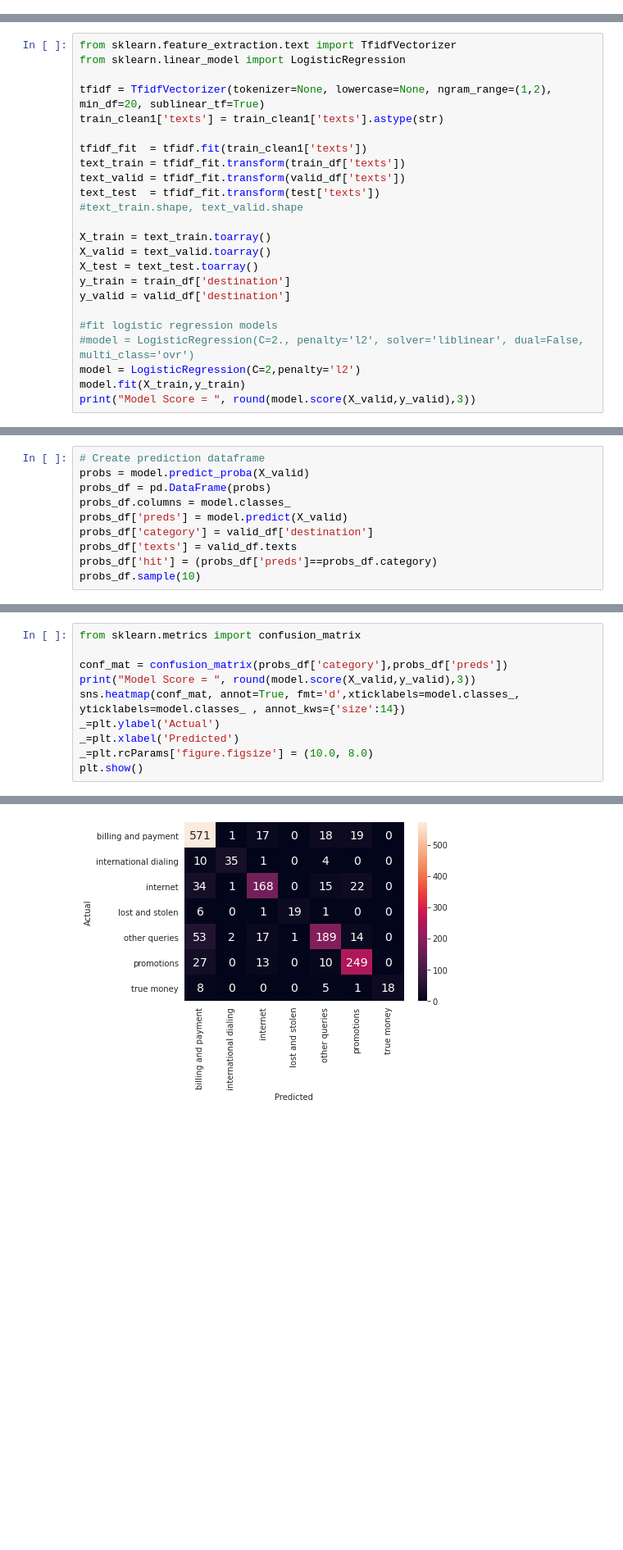
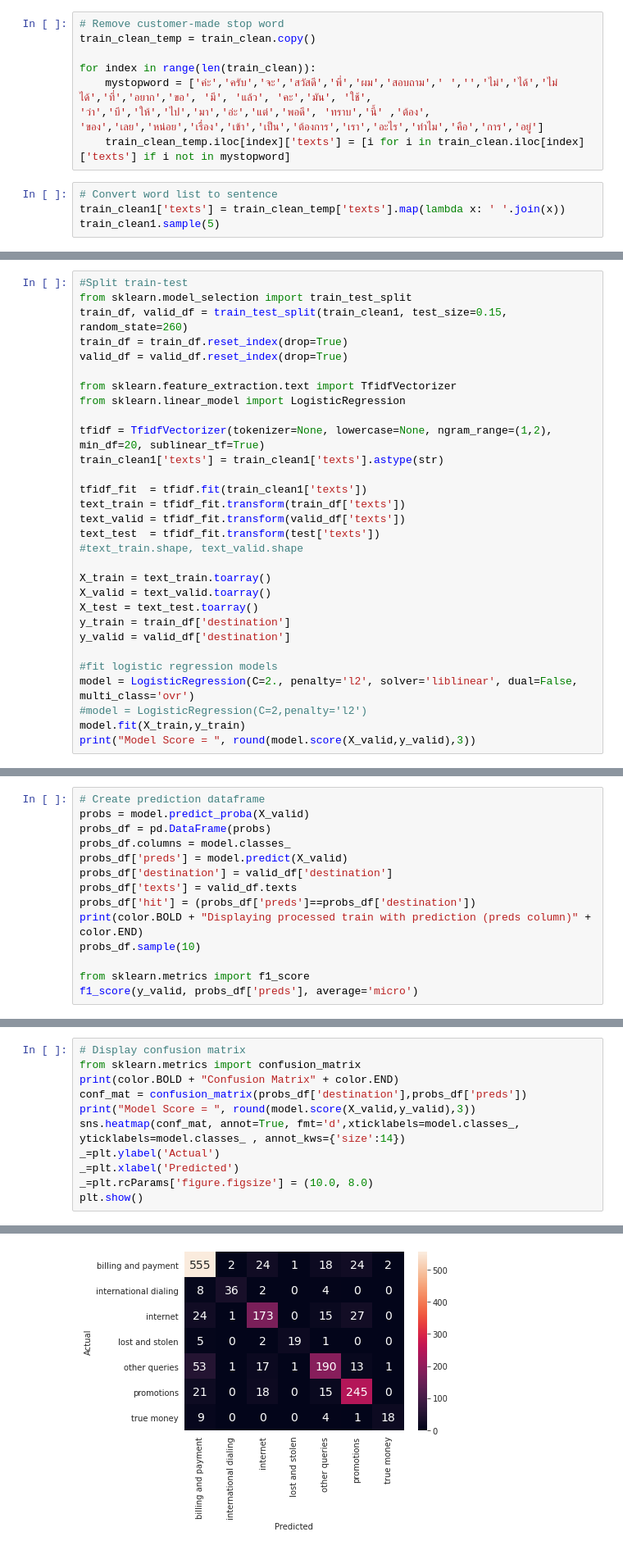
Before and after one commit to jitvimol/sentiment_analysis_vistec, a Jupyter notebook: My_Project.ipynb, the cells around one changed output, grey strips where cells are left out. Shown at 82% size. Saved outputs shown, nothing was run; the diff lists cells and outputs as text; blank space fills up the shorter version.

```diff
--- a/My_Project.ipynb
+++ b/My_Project.ipynb
@@ -337,0 +471,11 @@ valid_df = valid_df.reset_index(drop=True)
+# %%
+# Remove customer-made stop word
+train_clean_temp = train_clean.copy()
+
+for index in range(len(train_clean)):
+    mystopword = ['ค่ะ','ครับ','จะ','สวัสดี','พี่','ผม','สอบถาม',' ','','ไม่','ได้','ไม่ได้','ที่','อยาก','ขอ', 'มี', 'แล้ว', 'คะ','มัน', 'ใช้', 'ว่า','บี','ให้','ไป','มา','อ่ะ','แต่','พอดี', 'ทราบ','นี้' ,'ต้อง', 'ของ','เลย','หน่อย','เรื่อง','เข้า','เป็น','ต้องการ','เรา','อะไร','ทำไม','คือ','การ','อยู่']
+    train_clean_temp.iloc[index]['texts'] = [i for i in train_clean.iloc[index]['texts'] if i not in mystopword]
+# %%
+# Convert word list to sentence
+train_clean1['texts'] = train_clean_temp['texts'].map(lambda x: ' '.join(x))
+train_clean1.sample(5)
@@ -338,4 +489,10 @@ valid_df = valid_df.reset_index(drop=True)
 # %%
+#Split train-test
+from sklearn.model_selection import train_test_split
+train_df, valid_df = train_test_split(train_clean1, test_size=0.15, random_state=260)
+train_df = train_df.reset_index(drop=True)
+valid_df = valid_df.reset_index(drop=True)
+
 from sklearn.feature_extraction.text import TfidfVectorizer
 from sklearn.linear_model import LogisticRegression
 
@@ -355,8 +512,8 @@ y_train = train_df['destination']
 y_valid = valid_df['destination']
 
 #fit logistic regression models
-#model = LogisticRegression(C=2., penalty='l2', solver='liblinear', dual=False, multi_class='ovr')
-model = LogisticRegression(C=2,penalty='l2')
+model = LogisticRegression(C=2., penalty='l2', solver='liblinear', dual=False, multi_class='ovr')
+#model = LogisticRegression(C=2,penalty='l2')
 model.fit(X_train,y_train)
 print("Model Score = ", round(model.score(X_valid,y_valid),3))
 # %% [output]
@@ -368,8 +540,12 @@ probs = model.predict_proba(X_valid)
 probs_df = pd.DataFrame(probs)
 probs_df.columns = model.classes_
 probs_df['preds'] = model.predict(X_valid)
-probs_df['category'] = valid_df['destination']
+probs_df['destination'] = valid_df['destination']
 probs_df['texts'] = valid_df.texts
-probs_df['hit'] = (probs_df['preds']==probs_df.category)
+probs_df['hit'] = (probs_df['preds']==probs_df['destination'])
+print(color.BOLD + "Displaying processed train with prediction (preds column)" + color.END)
 probs_df.sample(10)
+
+from sklearn.metrics import f1_score
+f1_score(y_valid, probs_df['preds'], average='micro')
 # %% [output]
@@ -387,7 +565,8 @@ probs_df.sample(10)
 # %%
+# Display confusion matrix
 from sklearn.metrics import confusion_matrix
-
-conf_mat = confusion_matrix(probs_df['category'],probs_df['preds'])
+print(color.BOLD + "Confusion Matrix" + color.END)
+conf_mat = confusion_matrix(probs_df['destination'],probs_df['preds'])
 print("Model Score = ", round(model.score(X_valid,y_valid),3))
 sns.heatmap(conf_mat, annot=True, fmt='d',xticklabels=model.classes_, yticklabels=model.classes_ , annot_kws={'size':14})
 _=plt.ylabel('Actual')
@@ -399,3 +579,3 @@ Model Score =  0.806
 <AxesSubplot:>
-[figure, old version]
+[figure, new version]
 # %% [markdown]
```
Also changed, not shown: parts of 147 cells of this notebook, 2 other files.
